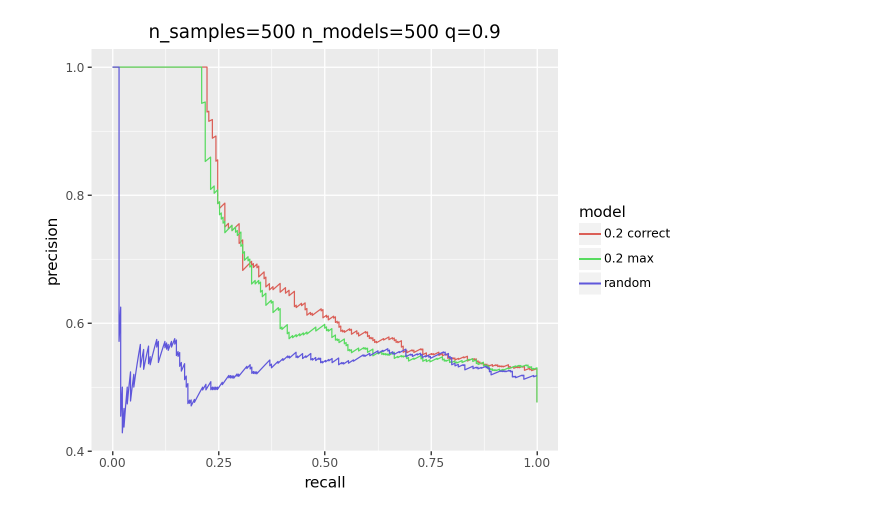
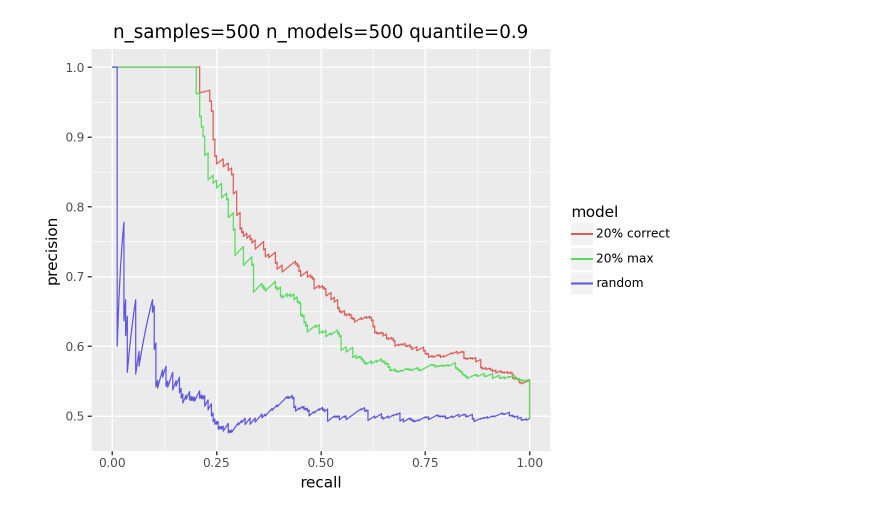
Before and after one commit to mart-mihkel/nullmodel-precision-recall, a Jupyter notebook: notebooks/simulation.ipynb, the cells around one changed output. Saved outputs shown, nothing was run; the diff lists cells and outputs as text; code cells hidden in the pictures.

```diff
--- a/notebooks/simulation.ipynb
+++ b/notebooks/simulation.ipynb
@@ -16,51 +7,32 @@ $$\hat{y} =
 # %%
+n_models = 500
 n_samples = 500
-n_models = 500
+n_rigged = n_samples // 10
 quantile = 0.9
-tenth = int(n_samples / 10)
-shuffle = np.random.permutation(n_samples)
+# E y = (1/10 * 1) + (1/10 * 0) + (8/10 E y|y~Bin(1, 0.5)) = 0.1 + 0.0 + 0.4 = 0.5
+y = np.hstack((np.zeros(n_rigged), np.ones(n_rigged), np.random.binomial(n=1, p=0.5, size=n_rigged * 8)))
 
-y_rand = np.random.binomial(n=1, p=0.5, size=n_samples)
-y_rigged = np.concatenate((np.zeros(tenth),
-                           np.ones(tenth),
-                           np.random.binomial(n=1, p=0.5, size=tenth * 8)))[shuffle]
-# E y_rigged = (1/10 * 1) + (1/10 * 0) + (8/10 E y|y~Bin(1, 0.5)) = 0.1 + 0.0 + 0.4 = 0.5 = E y_rand
 
-# random
-null_scores = [np.random.uniform(size=n_samples) for _ in range(n_models)]
-null_score_q = np.quantile(null_scores, quantile, axis=0)
-null_p, null_r, _ = precision_recall_curve(y_rand, y_score=null_score_q)
-df_null = pd.DataFrame({'precision': null_p,
-                        'recall': null_r,
-                        'model': np.repeat('random', null_p.shape[0])})
+def curve(y_true, name, score_f):
+    y_score_q = np.quantile([score_f() for _ in range(n_models)], quantile, axis=0)
+    prec, rec, _ = precision_recall_curve(y_true, y_score_q)
+    names = np.repeat(name, prec.shape[0])
+    return pd.DataFrame({'precision': prec, 'recall': rec, 'model': names})
 
-# 0.2 max
-null_20_max = lambda: np.concatenate((np.zeros(tenth),
-                                      np.ones(tenth),
-                                      np.random.uniform(size=tenth * 8)))[shuffle]
-null_20_max_scores = [null_20_max() for _ in range(n_models)]
-null_20_max_q = np.quantile(null_20_max_scores, quantile, axis=0)
-null_20_max_p, null_20_max_r, _ = precision_recall_curve(y_rigged, y_score=null_20_max_q)
-df_null_20_max = pd.DataFrame({'precision': null_20_max_p,
-                               'recall': null_20_max_r,
-                               'model': np.repeat('0.2 max', null_20_max_p.shape[0])})
 
-# 0.2 correct
-null_20 = lambda: np.concatenate((np.random.uniform(low=0.0, high=0.5, size=tenth),
-                                  np.random.uniform(low=0.5 + 1e-6, high=1.0, size=tenth),
-                                  np.random.uniform(size=tenth * 8)))[shuffle]
-null_20_scores = [null_20() for _ in range(n_models)]
-null_20_q = np.quantile(null_20_scores, quantile, axis=0)
-null_20_p, null_20_r, _ = precision_recall_curve(y_rigged, y_score=null_20_q)
-df_null_20 = pd.DataFrame({'precision': null_20_p,
-                           'recall': null_20_r,
-                           'model': np.repeat('0.2 correct', null_20_p.shape[0])})
+u = np.random.uniform
+null = lambda: u(size=n_samples) # random
+null_20 = lambda: np.hstack((u(0., 0.5, size=n_rigged), u(0.5 + 1e-6, 1., size=n_rigged), u(size=n_rigged * 8))) # 0.2 correct
+null_20_max = lambda: np.hstack((np.zeros(n_rigged), np.ones(n_rigged), u(size=n_rigged * 8))) # 0.2 max
 
-g = ggplot(data=pd.concat((df_null, df_null_20_max, df_null_20)))
-g = g + xlab('recall') + ylab('precision')
-g = g + labs(title=f"n_samples={n_samples} n_models={n_models} q={quantile}")
+df_null = curve(y, name='random', score_f=null)
+df_null_20 = curve(y, name='20% correct', score_f=null_20)
+df_null_20_max = curve(y, name='20% max', score_f=null_20_max)
+
+g = ggplot(data=pd.concat((df_null, df_null_20, df_null_20_max)))
 g = g + aes('recall', 'precision', color='model')
+g = g + labs(title=f"n_samples={n_samples} n_models={n_models} quantile={quantile}")
 g = g + geom_path()
 g
 # %% [output]
-[figure, old version]
+[figure, new version]
```
Also changed, not shown: parts of 1 cell of this notebook.
